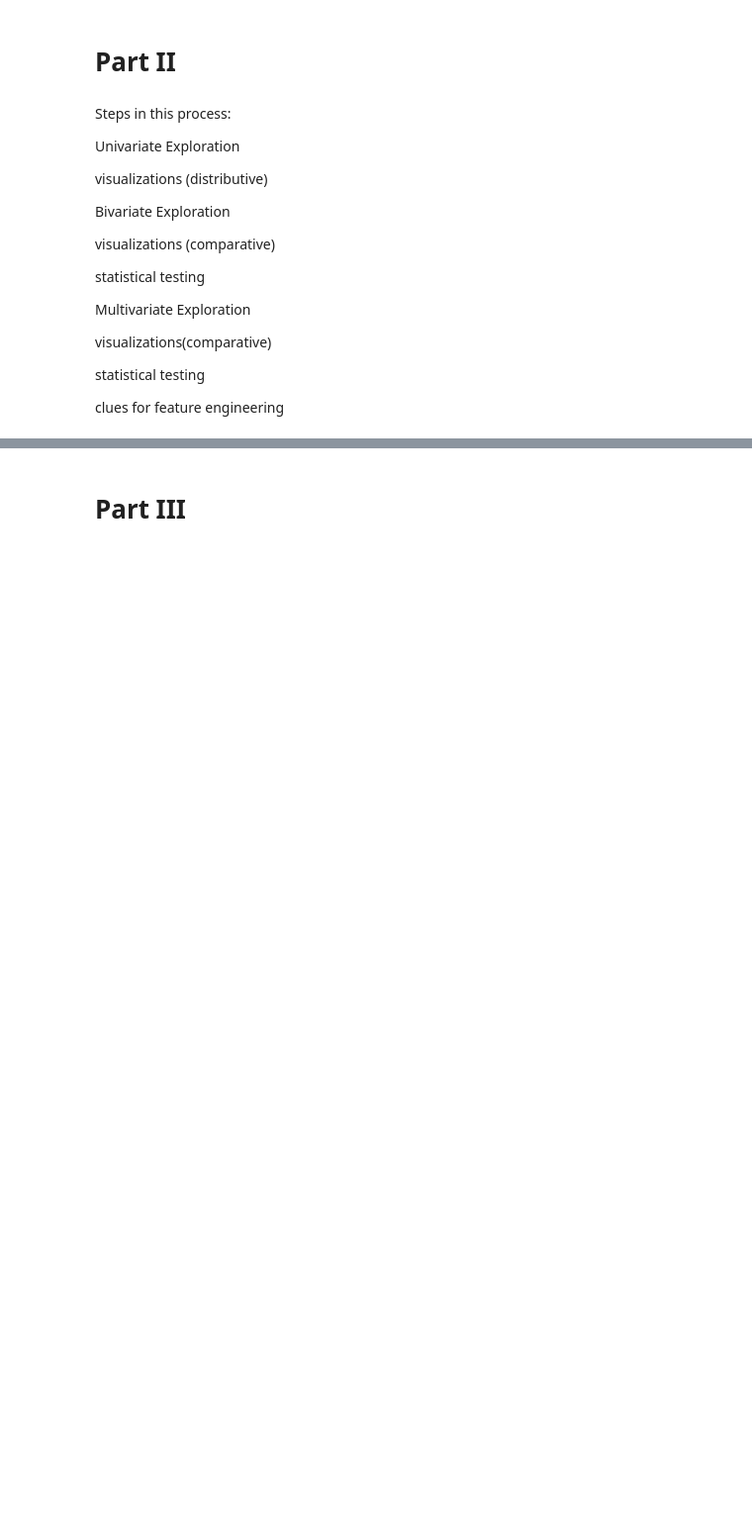
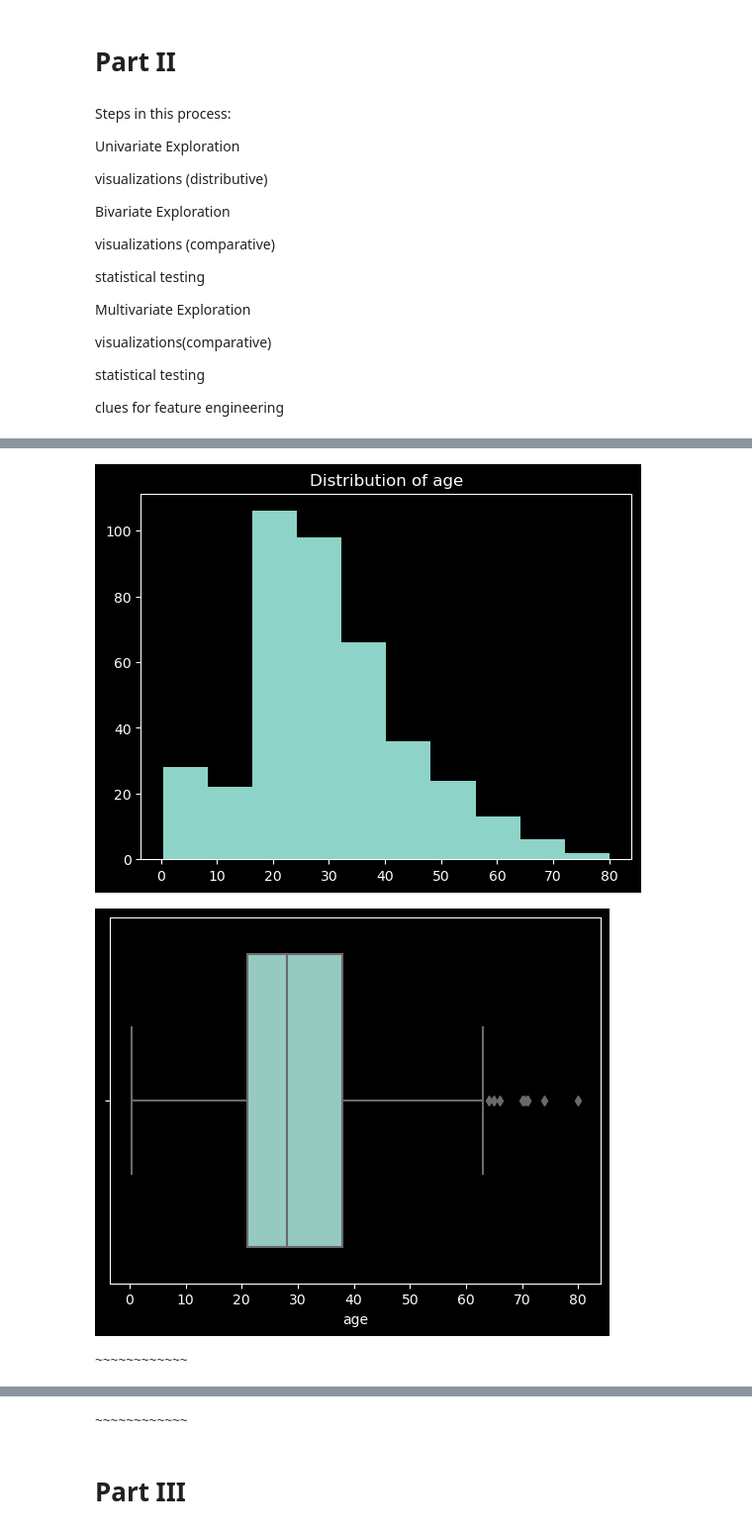
Before and after one commit to Ramiro-Lopez/classification-repo, a Jupyter notebook: classification_exercises.ipynb, the cells around one changed output, grey strips where cells are left out. Shown at 99% size. Saved outputs shown, nothing was run; the diff lists cells and outputs as text; code cells hidden in the pictures; blank space fills up the shorter version.

```diff
--- a/classification_exercises.ipynb
+++ b/classification_exercises.ipynb
@@ -1219,8 +1242,8 @@ clues for feature engineering
 ac.get_titanic_data()
 titanic = ac.get_titanic_data()
 titanic = pr.prep_titanic(titanic)
-train_titanic, validate_titanic, test_titanic = pr.split_titanic_data(titanic)
-print(f'train -> {train_titanic.shape}')
-print(f'validate -> {validate_titanic.shape}')
-print(f'test -> {test_titanic.shape}')
+train, validate, test = pr.split_titanic_data(titanic)
+print(f'train -> {train.shape}')
+print(f'validate -> {validate.shape}')
+print(f'test -> {test.shape}')
 # %% [output]
@@ -1231,3 +1323,8 @@ test -> (179, 16)
 X_train, y_train = \
 train.drop(columns='survived'), \
 train[['survived']]
+# %%
+# creating a new variable to hold a list of columns from the data set
+
+explore_columns = X_train.drop(columns=['passenger_id', 'sibsp', 'parch', 'class', 'embark_town']).columns.to_list()
+train[explore_columns]
@@ -1233,0 +1345,34 @@ train[['survived']]
+# %%
+# separating our numeric and categorical columns:
+# initialize two empty lists for each type:
+cat_cols, num_cols = [], []
+# set up a for loop to build those lists out:
+# so for every column in explore_columns:
+for col in explore_columns:
+    # check to see if its an object type,
+    # if so toss it in categorical
+    if train[col].dtype == 'O':
+        cat_cols.append(col)
+    # otherwise if its numeric:
+    else:
+        # check to see if we have more than just a few values:
+        # if thats the case, toss it in categorical
+        if train[col].nunique() < 10:
+            cat_cols.append(col)
+        # and otherwise call it continuous by elimination
+        else:
+            num_cols.append(col)
+# %%
+# for our continuous variables,
+# lets get some eyes on outliers and distributions:
+for col in num_cols:
+    plt.hist(train[col])
+    plt.title(f'Distribution of {col}')
+    plt.show()
+    sns.boxplot(data=train, x=col)
+    plt.show()
+    print('~~~~~~~~~~~~')
+# %% [output]
+[figure, added]
+[figure, added]
+~~~~~~~~~~~~
@@ -1234,3 +1381,4 @@ train[['survived']]
+~~~~~~~~~~~~
 # %% [markdown]
 # Part III
 # %%
```
Also changed, not shown: parts of 14 cells of this notebook.
